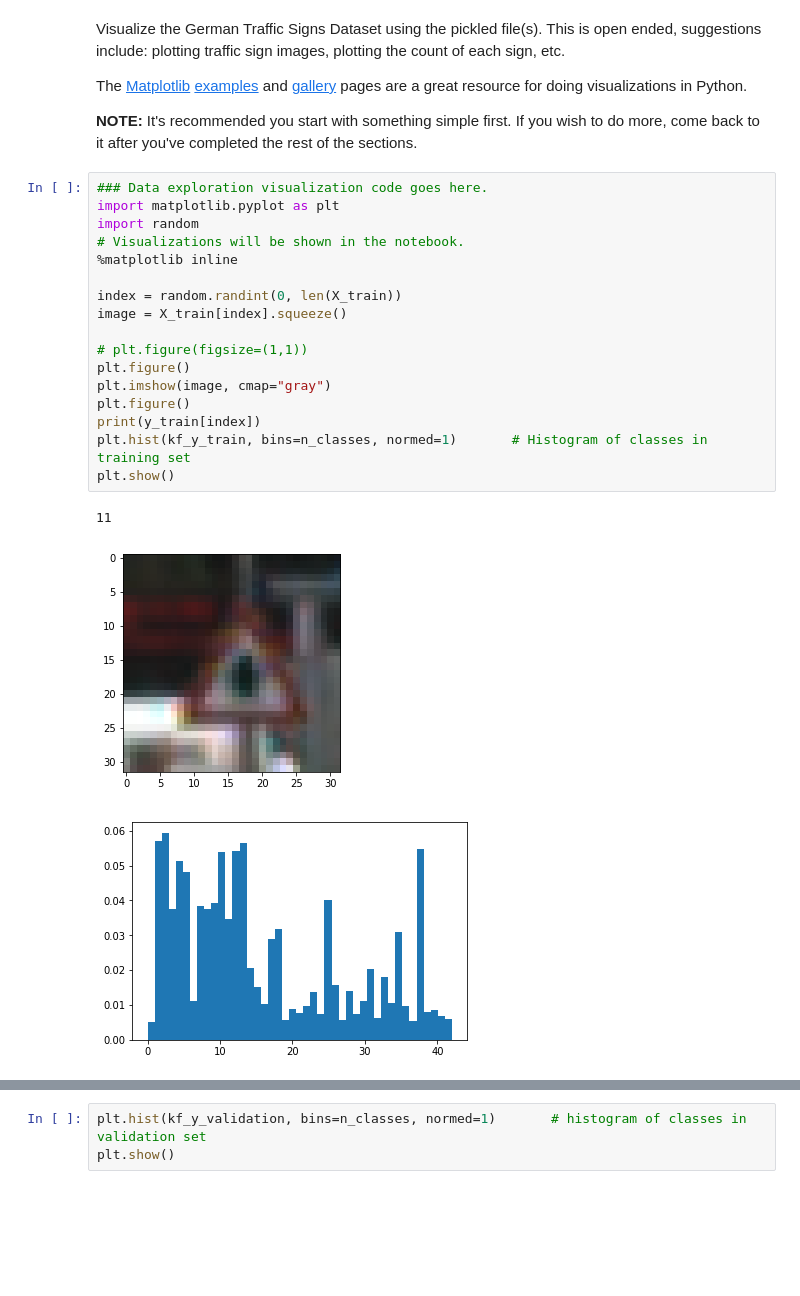
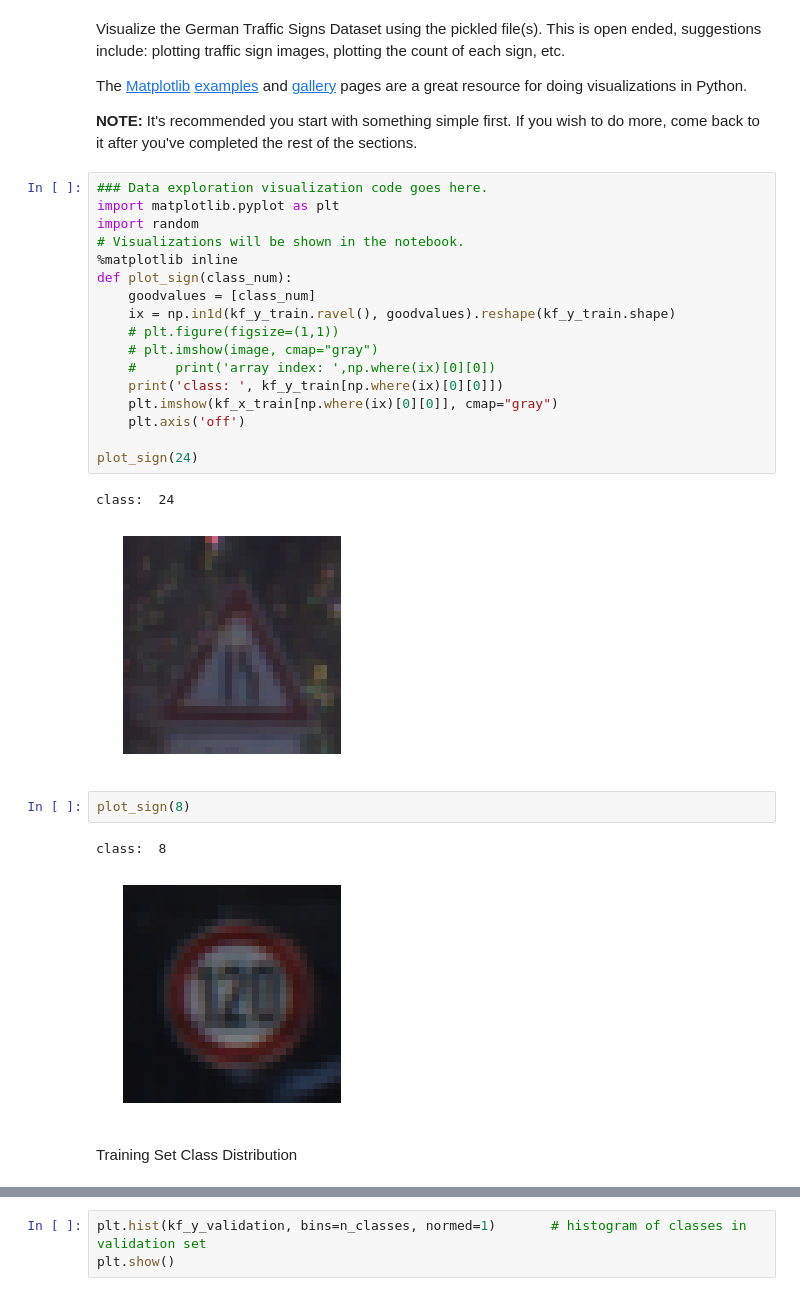
Before and after one commit to timotdsantos/CarND-Traffic-Sign-Classifier-Project, a Jupyter notebook: Traffic_Sign_Classifier.ipynb, the cells around one changed output, grey strips where cells are left out. Cells and saved outputs as stored; diff of their text form; blank space fills up the shorter version.

```diff
--- a/Traffic_Sign_Classifier.ipynb
+++ b/Traffic_Sign_Classifier.ipynb
@@ -117,21 +119,27 @@ The [Matplotlib](http://matplotlib.org/) [examples](http://matplotlib.org/exampl
 # %%
 ### Data exploration visualization code goes here.
 import matplotlib.pyplot as plt
 import random
 # Visualizations will be shown in the notebook.
 %matplotlib inline
+def plot_sign(class_num):
+    goodvalues = [class_num]
+    ix = np.in1d(kf_y_train.ravel(), goodvalues).reshape(kf_y_train.shape)
+    # plt.figure(figsize=(1,1))
+    # plt.imshow(image, cmap="gray")
+    #     print('array index: ',np.where(ix)[0][0])
+    print('class: ', kf_y_train[np.where(ix)[0][0]])
+    plt.imshow(kf_x_train[np.where(ix)[0][0]], cmap="gray")
+    plt.axis('off')
 
-index = random.randint(0, len(X_train))
-image = X_train[index].squeeze()
-
-# plt.figure(figsize=(1,1))
-plt.figure()
-plt.imshow(image, cmap="gray")
-plt.figure()
-print(y_train[index])
-plt.hist(kf_y_train, bins=n_classes, normed=1)       # Histogram of classes in training set
-plt.show()
+plot_sign(24)
 # %% [output]
-11
+class:  24
-[figure, old version]
+[figure, new version]
-[figure, removed]
+# %%
+plot_sign(8)
+# %% [output]
+class:  8
+[figure, added]
+# %% [markdown]
+Training Set Class Distribution
```
Also changed, not shown: parts of 14 cells of this notebook.
